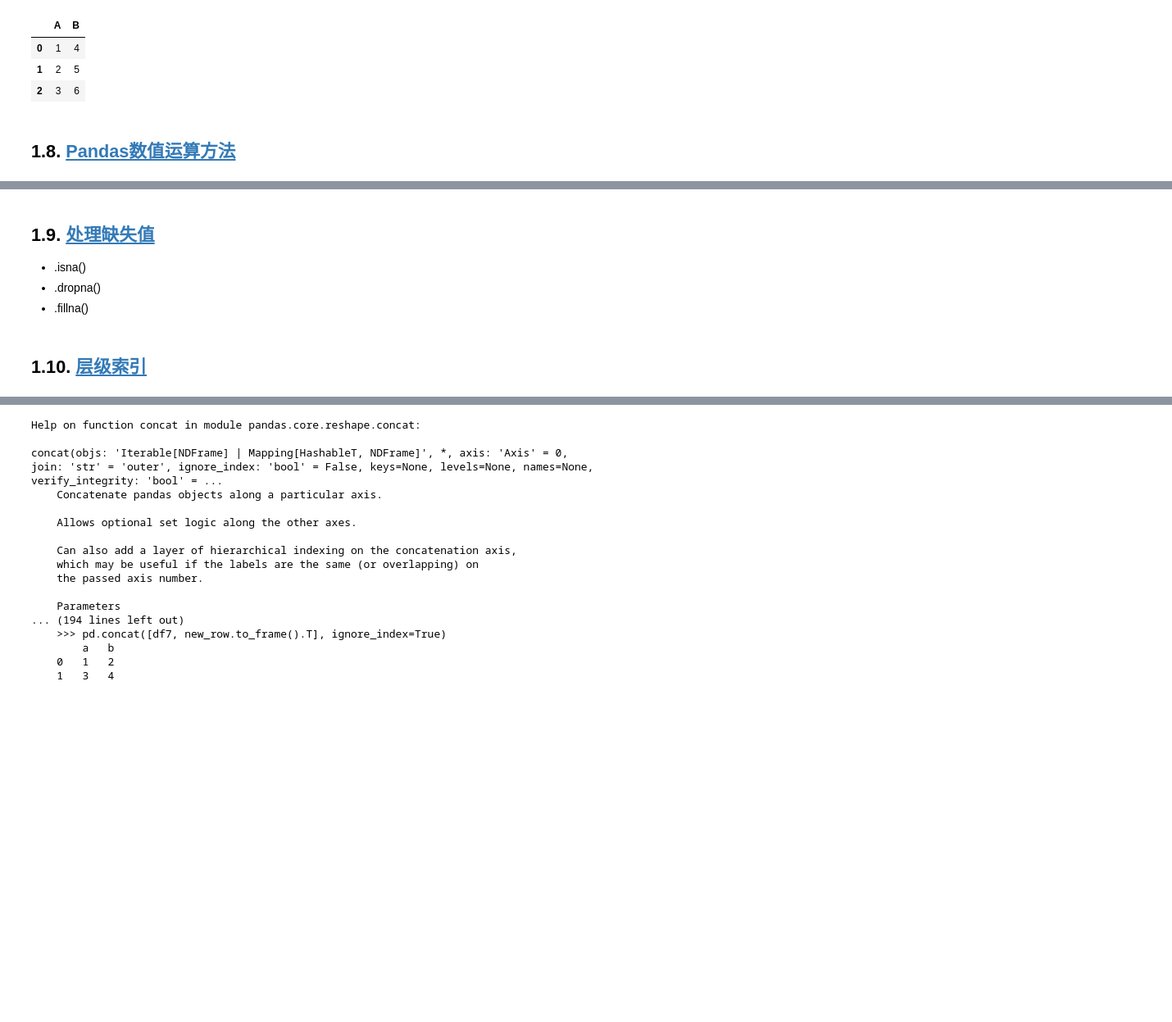
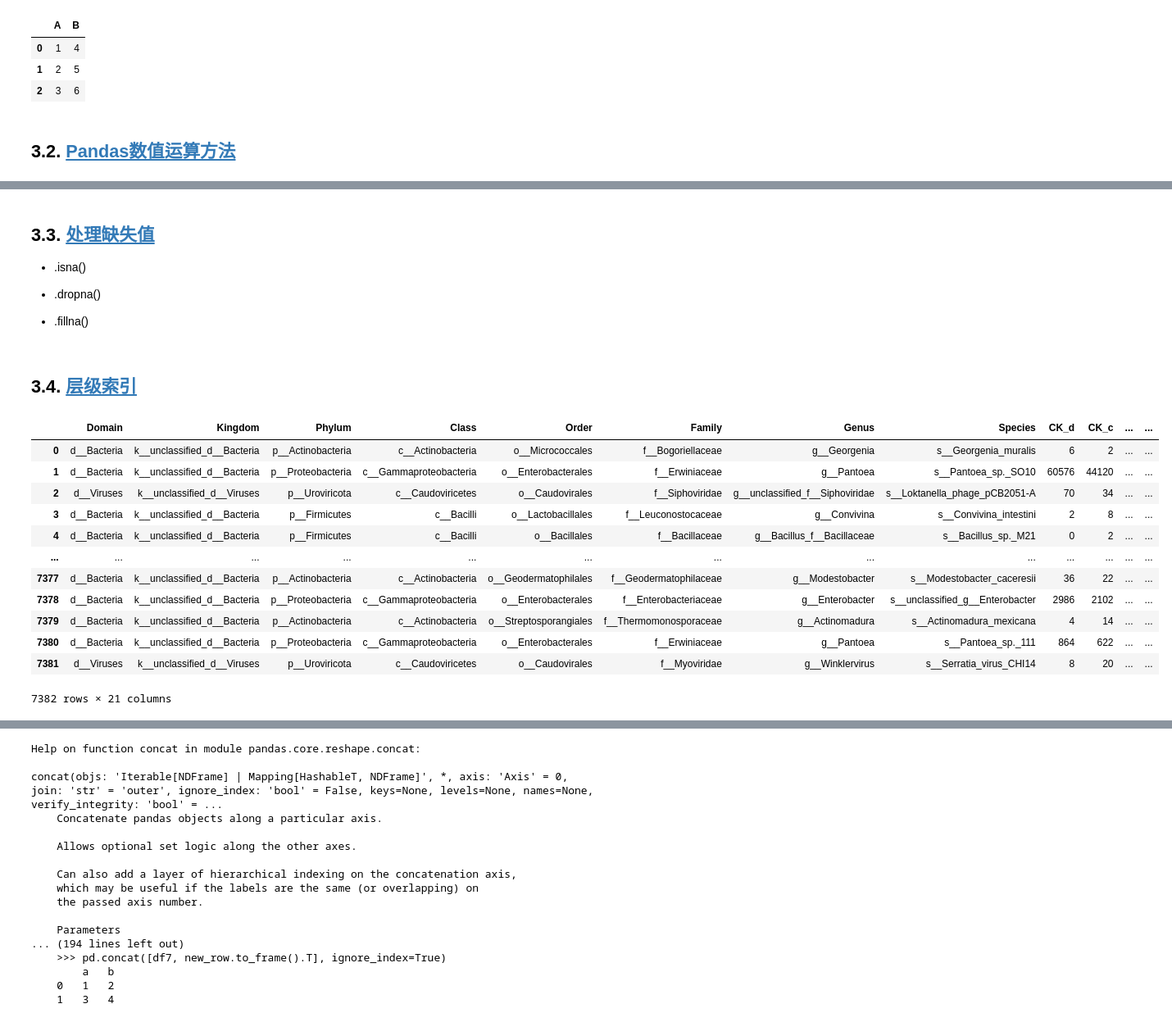
Before and after one commit to zhaoy2020/OnlineLibrary, a Jupyter notebook: 003-Data-Science/《Python-Pandas-数据清洗》/《Python-Pandas》学习笔记.ipynb, the cells around one changed output, grey strips where cells are left out. Shown at 82% size. Drawn from its saved outputs; the diff is of its cells as text; code cells hidden in the pictures; blank space fills up the shorter version.

```diff
--- a/003-Data-Science/《Python-Pandas-数据清洗》/《Python-Pandas》学习笔记.ipynb
+++ b/003-Data-Science/《Python-Pandas-数据清洗》/《Python-Pandas》学习笔记.ipynb
@@ -422,7 +579,7 @@ df.loc[:,:] # 位置名称标识
 | 1 | 2 | 5 |
 | 2 | 3 | 6 |
 # %% [markdown]
-## 1.8. <a id='toc1_8_'></a>[Pandas数值运算方法](#toc0_)
+## 3.2. <a id='toc3_2_'></a>[Pandas数值运算方法](#toc0_)
 # %% [markdown]
 - NumPy 的基本能力之一是快速对每个元素进行运算，既包括基本算术运算（加、减、乘、
 除），也包括更复杂的运算（三角函数、指数函数和对数函数等）。Pandas 继承了 NumPy
@@ -433,7 +591,10 @@ df.loc[:,:] # 位置名称标识
 据——两处在 NumPy 数组中都容易出错的地方——变成了 Pandas 的杀手锏。后面还会介
 绍一些关于一维 Series 和二维 DataFrame 的便捷运算方法。
 # %% [markdown]
-## 1.9. <a id='toc1_9_'></a>[处理缺失值](#toc0_)
+## 3.3. <a id='toc3_3_'></a>[处理缺失值](#toc0_)
+
 * .isna()
+
 * .dropna()
+
 * .fillna()
@@ -440,2 +605,18 @@ df.loc[:,:] # 位置名称标识
 # %% [markdown]
-## 1.10. <a id='toc1_10_'></a>[层级索引](#toc0_)
+## 3.4. <a id='toc3_4_'></a>[层级索引](#toc0_)
+# %%
+taxatable
+# %% [output]
+|  | Domain | Kingdom | Phylum | Class | Order | Family | Genus | Species | CK_d | CK_c | ... | ... |
+| 0 | d__Bacteria | k__unclassified_d__Bacteria | p__Actinobacteria | c__Actinobacteria | o__Micrococcales | f__Bogoriellaceae | g__Georgenia | s__Georgenia_muralis | 6 | 2 | ... | ... |
+| 1 | d__Bacteria | k__unclassified_d__Bacteria | p__Proteobacteria | c__Gammaproteobacteria | o__Enterobacterales | f__Erwiniaceae | g__Pantoea | s__Pantoea_sp._SO10 | 60576 | 44120 | ... | ... |
+| 2 | d__Viruses | k__unclassified_d__Viruses | p__Uroviricota | c__Caudoviricetes | o__Caudovirales | f__Siphoviridae | g__unclassified_f__Siphoviridae | s__Loktanella_phage_pCB2051-A | 70 | 34 | ... | ... |
+| 3 | d__Bacteria | k__unclassified_d__Bacteria | p__Firmicutes | c__Bacilli | o__Lactobacillales | f__Leuconostocaceae | g__Convivina | s__Convivina_intestini | 2 | 8 | ... | ... |
+| 4 | d__Bacteria | k__unclassified_d__Bacteria | p__Firmicutes | c__Bacilli | o__Bacillales | f__Bacillaceae | g__Bacillus_f__Bacillaceae | s__Bacillus_sp._M21 | 0 | 2 | ... | ... |
+| ... | ... | ... | ... | ... | ... | ... | ... | ... | ... | ... | ... | ... |
+| 7377 | d__Bacteria | k__unclassified_d__Bacteria | p__Actinobacteria | c__Actinobacteria | o__Geodermatophilales | f__Geodermatophilaceae | g__Modestobacter | s__Modestobacter_caceresii | 36 | 22 | ... | ... |
+| 7378 | d__Bacteria | k__unclassified_d__Bacteria | p__Proteobacteria | c__Gammaproteobacteria | o__Enterobacterales | f__Enterobacteriaceae | g__Enterobacter | s__unclassified_g__Enterobacter | 2986 | 2102 | ... | ... |
+| 7379 | d__Bacteria | k__unclassified_d__Bacteria | p__Actinobacteria | c__Actinobacteria | o__Streptosporangiales | f__Thermomonosporaceae | g__Actinomadura | s__Actinomadura_mexicana | 4 | 14 | ... | ... |
+| 7380 | d__Bacteria | k__unclassified_d__Bacteria | p__Proteobacteria | c__Gammaproteobacteria | o__Enterobacterales | f__Erwiniaceae | g__Pantoea | s__Pantoea_sp._111 | 864 | 622 | ... | ... |
+| 7381 | d__Viruses | k__unclassified_d__Viruses | p__Uroviricota | c__Caudoviricetes | o__Caudovirales | f__Myoviridae | g__Winklervirus | s__Serratia_virus_CHI14 | 8 | 20 | ... | ... |
+7382 rows × 21 columns
```
Also changed, not shown: parts of 88 cells of this notebook, 22 other files.
